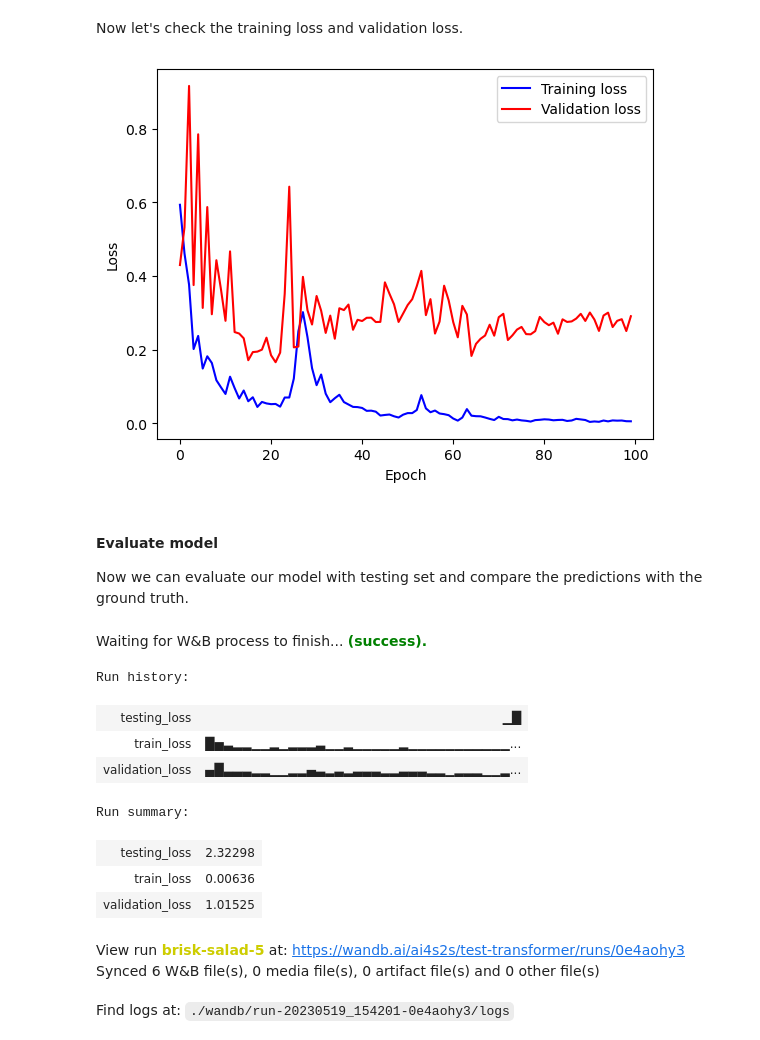
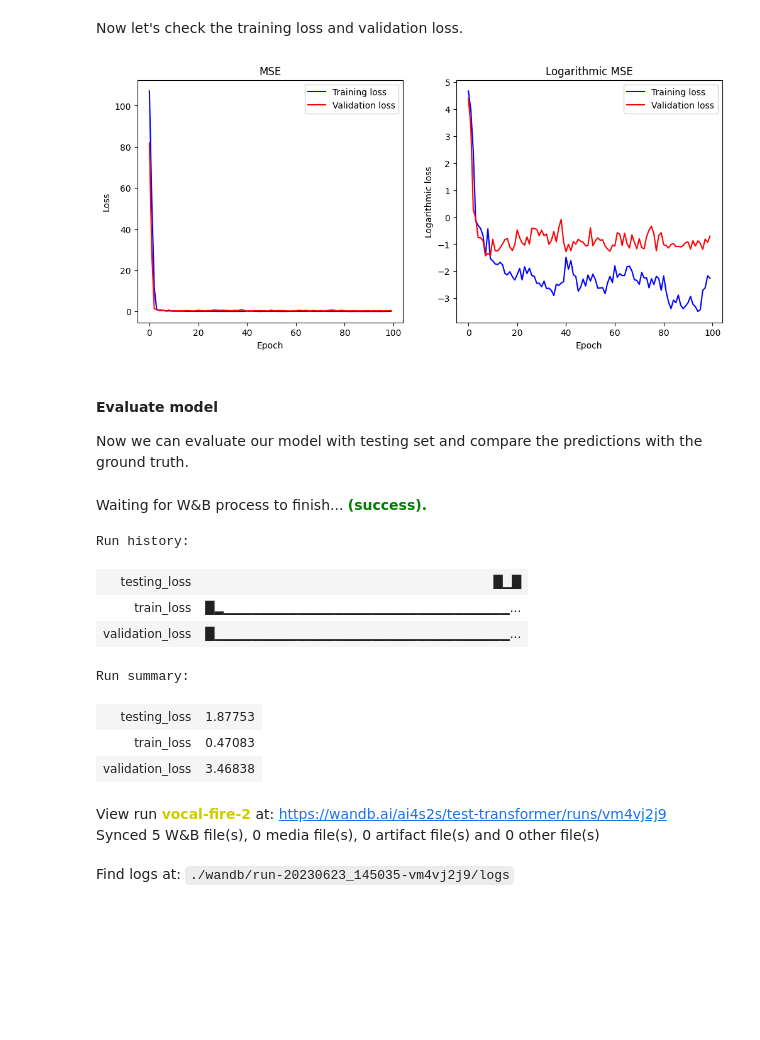
Before and after one commit to AI4S2S/cookbook, a Jupyter notebook: workflow/pred_temperature_transformer.ipynb, the cells around one changed output. Drawn from its saved outputs; the diff is of its cells as text; code cells hidden in the pictures; blank space fills up the shorter version.

```diff
--- a/workflow/pred_temperature_transformer.ipynb
+++ b/workflow/pred_temperature_transformer.ipynb
@@ -43,7 +43,7 @@ calendar = lilio.Calendar(anchor="08-01", allow_overlap=True)
 # add target periods
 calendar.add_intervals("target", length="30d")
 # add precursor periods
-periods_of_interest = 2
+periods_of_interest = 4
 calendar.add_intervals("precursor", "1M", gap="1M", n=periods_of_interest)
 # %%
 # check calendar
@@ -75,3 +67,13 @@ target_field = xr.open_dataset(Path(data_folder,'tf5_nc5_dendo_80d77.nc'))
+# %%
+# load data
+precursor_field = xr.open_dataset('../data/sst_daily_1959-2021_5deg_Pacific_175_240E_25_50N.nc')
+precursor_field = precursor_field.sel(time=slice("19610101","20211231"))
+target_field = xr.open_dataset('../data/t2m_daily_1959-2021_2deg_clustered_226_300E_30_70N.nc')
+target_field = target_field.sel(time=slice("19610101","20211231"))
+# %%
+# Convert Klevin to Celcius
+precursor_field["sst"] = precursor_field["sst"] - 273.15
+target_field["t2m"] = target_field["t2m"] - 273.15
 # %% [markdown]
 #### Map the calendar to the data
 After mapping the calendar to the field, we can visualize our calendar by calling the `visualize` method.
@@ -127,7 +128,7 @@ target_field_resample = lilio.resample(calendar, target_field)
 # %%
 # select variables and intervals
 precursor_field_sel = precursor_field_resample['sst']
-target_series_sel = target_field_resample['ts'].sel(cluster=3)
+target_series_sel = target_field_resample['t2m'].sel(cluster=3)
 # %%
 # slice and reshape input desired by transformer
 sequence_precursor = len(precursor_field_sel.i_interval) - 1 # we only take precursor parts of i intervals
@@ -326,15 +333,27 @@ Epoch : 99 [16/24(67%)] Loss: 0.028935
 Now let's check the training loss and validation loss.
 # %%
 import matplotlib.pyplot as plt
-fig = plt.figure()
+
+fig = plt.figure(figsize=(12, 5))
+fig.add_subplot(1, 2, 1)
 plt.plot(np.asarray(hist_train), 'b', label="Training loss")
 plt.plot(np.asarray(hist_valid), 'r', label="Validation loss")
 plt.xlabel('Epoch')
 plt.ylabel('Loss')
+plt.title("MSE")
 plt.legend()
+
+fig.add_subplot(1, 2, 2)
+plt.plot(np.log(np.asarray(hist_train)), 'b', label="Training loss")
+plt.plot(np.log(np.asarray(hist_valid)), 'r', label="Validation loss")
+plt.xlabel('Epoch')
+plt.ylabel('Logarithmic loss')
+plt.title("Logarithmic MSE")
+plt.legend()
+
 plt.show()
 # %% [output]
-[figure, old version]
+[figure, new version]
 # %%
 # save the checkpoint model training
 output_path = "../models/"
@@ -371,14 +390,14 @@ wandb.finish()
 # %% [output]
 Waiting for W&B process to finish... (success).
 Run history:
-| testing_loss | ▁█ |
-| train_loss | █▅▃▂▂▁▁▂▁▂▂▂▃▁▁▂▁▁▁▁▁▂▁▁▁▁▁▁▁▁▁▁▁... |
-| validation_loss | ▄█▃▃▃▂▂▁▁▂▂▄▃▂▃▂▃▃▃▂▂▃▃▃▂▂▁▂▂▂▁▁▂... |
+| testing_loss | █▁█ |
+| train_loss | █▂▁▁▁▁▁▁▁▁▁▁▁▁▁▁▁▁▁▁▁▁▁▁▁▁▁▁▁▁▁▁▁... |
+| validation_loss | █▁▁▁▁▁▁▁▁▁▁▁▁▁▁▁▁▁▁▁▁▁▁▁▁▁▁▁▁▁▁▁▁... |
 Run summary:
-| testing_loss | 2.32298 |
-| train_loss | 0.00636 |
-| validation_loss | 1.01525 |
+| testing_loss | 1.87753 |
+| train_loss | 0.47083 |
+| validation_loss | 3.46838 |
-View run brisk-salad-5 at: https://wandb.ai/ai4s2s/test-transformer/runs/0e4aohy3
-Synced 6 W&B file(s), 0 media file(s), 0 artifact file(s) and 0 other file(s)
+View run vocal-fire-2 at: https://wandb.ai/ai4s2s/test-transformer/runs/vm4vj2j9
+Synced 5 W&B file(s), 0 media file(s), 0 artifact file(s) and 0 other file(s)
-Find logs at: ./wandb/run-20230519_154201-0e4aohy3/logs
+Find logs at: ./wandb/run-20230623_145035-vm4vj2j9/logs
 # %%
```
Also changed, not shown: parts of 13 cells of this notebook, 9 other files.
